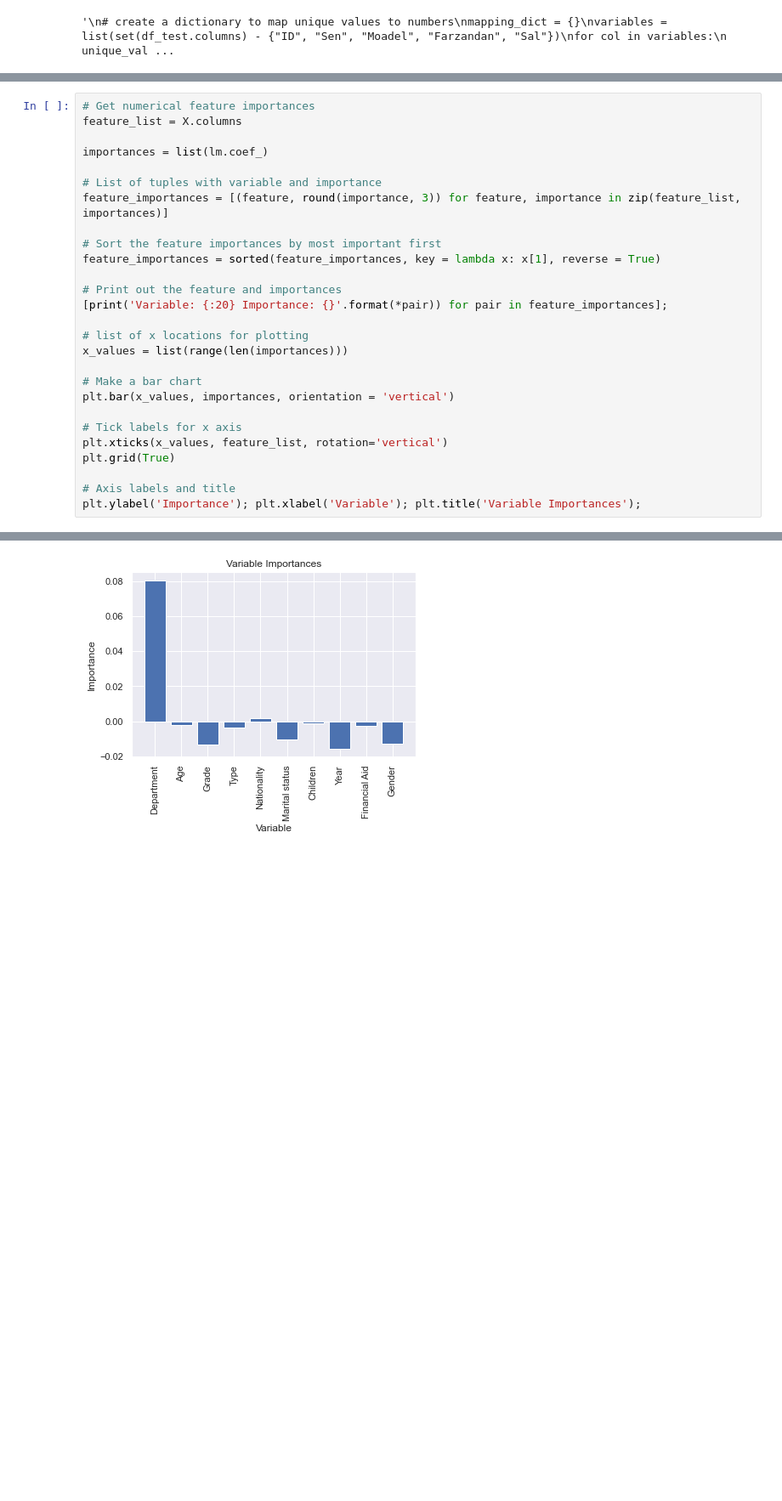
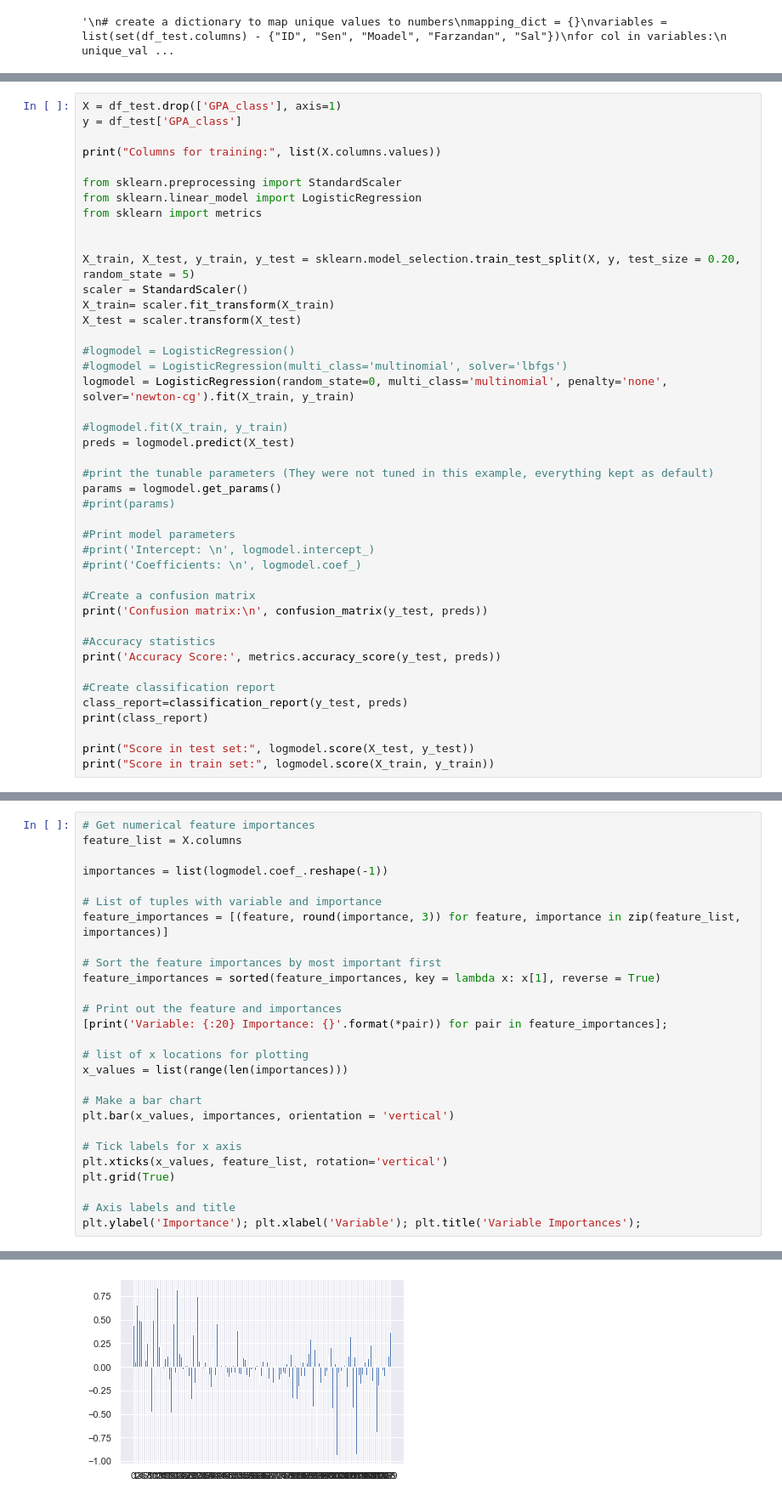
Before and after one commit to mghasemi19/ML_EconEduc, a Jupyter notebook: GPA_Classification.ipynb, the cells around one changed output, grey strips where cells are left out. Shown at 85% size. Cells and saved outputs as stored; diff of their text form; blank space fills up the shorter version.

Commit message:
Most classification fits for GPA

```diff
--- a/GPA_Classification.ipynb
+++ b/GPA_Classification.ipynb
@@ -288,0 +295,43 @@ Columns for training: ['Department', 'Age', 'Grade', 'Type', 'Nationality', 'Mar
+# %%
+X = df_test.drop(['GPA_class'], axis=1)
+y = df_test['GPA_class']
+
+print("Columns for training:", list(X.columns.values))
+
+from sklearn.preprocessing import StandardScaler
+from sklearn.linear_model import LogisticRegression
+from sklearn import metrics
+
+
+X_train, X_test, y_train, y_test = sklearn.model_selection.train_test_split(X, y, test_size = 0.20, random_state = 5)
+scaler = StandardScaler()
+X_train= scaler.fit_transform(X_train)
+X_test = scaler.transform(X_test)
+
+#logmodel = LogisticRegression()
+#logmodel = LogisticRegression(multi_class='multinomial', solver='lbfgs')
+logmodel = LogisticRegression(random_state=0, multi_class='multinomial', penalty='none', solver='newton-cg').fit(X_train, y_train)
+
+#logmodel.fit(X_train, y_train)
+preds = logmodel.predict(X_test)
+
+#print the tunable parameters (They were not tuned in this example, everything kept as default)
+params = logmodel.get_params()
+#print(params)
+
+#Print model parameters
+#print('Intercept: \n', logmodel.intercept_)
+#print('Coefficients: \n', logmodel.coef_)
+
+#Create a confusion matrix
+print('Confusion matrix:\n', confusion_matrix(y_test, preds))
+
+#Accuracy statistics
+print('Accuracy Score:', metrics.accuracy_score(y_test, preds))
+
+#Create classification report
+class_report=classification_report(y_test, preds)
+print(class_report)
+
+print("Score in test set:", logmodel.score(X_test, y_test))
+print("Score in train set:", logmodel.score(X_train, y_train))
@@ -305,7 +365,7 @@ coeff_df
 # Get numerical feature importances
 feature_list = X.columns
 
-importances = list(lm.coef_)
+importances = list(logmodel.coef_.reshape(-1))
 
 # List of tuples with variable and importance
 feature_importances = [(feature, round(importance, 3)) for feature, importance in zip(feature_list, importances)]
@@ -342,4 +403,4 @@ Variable: Year                 Importance: -0.016
-[figure, old version]
+[figure, new version]
 # %%
 coeff_df['Coefficient'].sort_values()[:].plot(kind='bar', grid=1)
 plt.ylabel('Importance'); plt.xlabel('Variable'); plt.title('Variable Importances');
```
Also changed, not shown: parts of 101 cells of this notebook, 1 other file.
